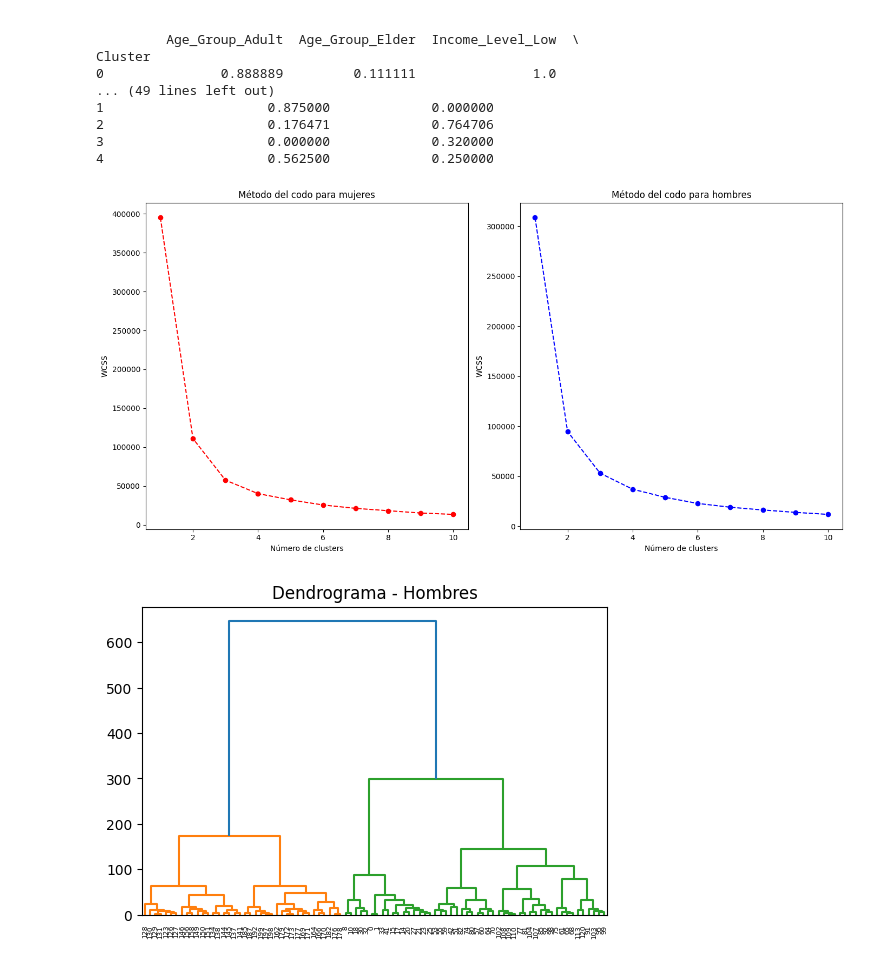
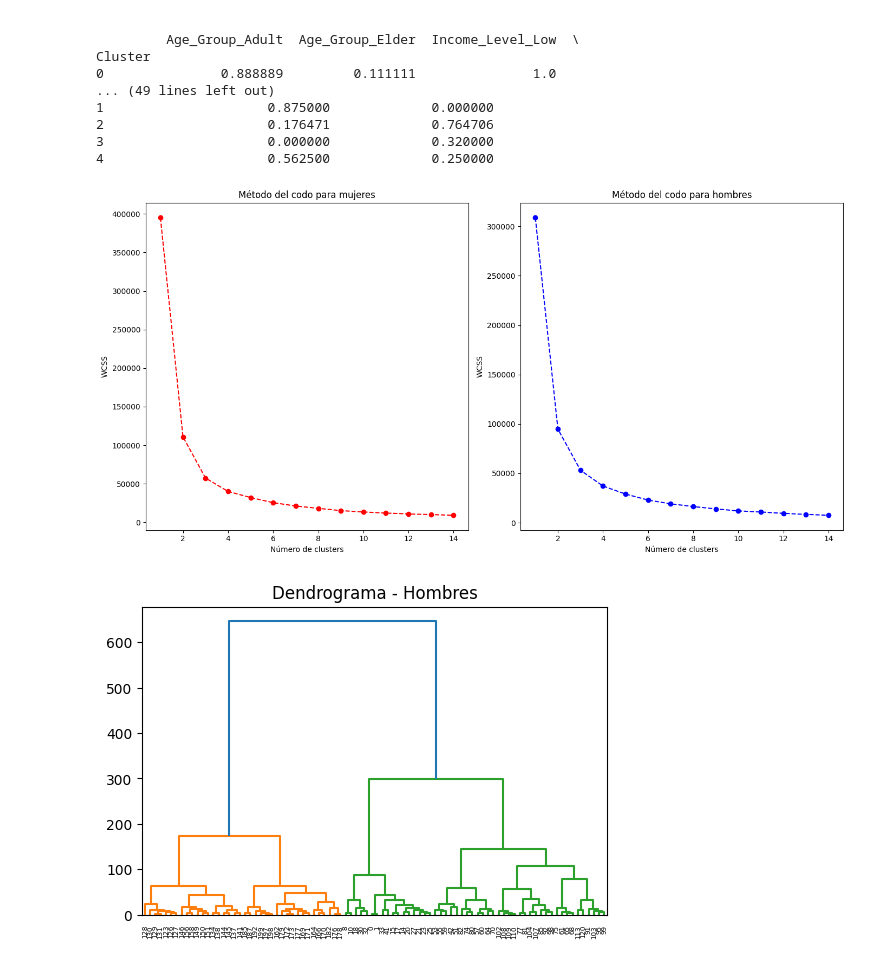
Before and after one commit to joferte84/customer_segmentation, a Jupyter notebook: customer_segmentation.ipynb, the cells around one changed output. Drawn from its saved outputs; the diff is of its cells as text; code cells hidden in the pictures.

```diff
--- a/customer_segmentation.ipynb
+++ b/customer_segmentation.ipynb
@@ -431,24 +412,18 @@ Cluster                    6.000000
 dtype: float64
 # %%
-# Decidir el número de clusters
-n_clusters = 9
+n_clusters = 11
 
 # Aplicar clustering jerárquico
 clustering = AgglomerativeClustering(n_clusters=n_clusters, affinity='euclidean', linkage='ward')
 
-# Ajustar el modelo y predecir los clusters
 labels = clustering.fit_predict(X_scaled)
 
-# Asignar las etiquetas de cluster al DataFrame original para análisis
 df_model['Cluster'] = labels
 
-# Verificar el tamaño de cada cluster
 print(df_model['Cluster'].value_counts())
 
-# Explorar las características promedio de cada cluster
 for i in range(n_clusters):
     print(f"\nCluster {i} characteristics:")
-    # Calcula y muestra la media de las características para cada cluster
     print(df_model[df_model['Cluster'] == i].mean())
 # %% [output]
 Cluster
@@ -555,39 +528,36 @@ Cluster
 # %%
 # Método del codo para mujeres
 wcss_women = []
-for i in range(1, 11):
+for i in range(1, 15):
     kmeans = KMeans(n_clusters=i, init='k-means++', max_iter=300, n_init=10, random_state=42)
     kmeans.fit(df_women)
     wcss_women.append(kmeans.inertia_)
 
 # Método del codo para hombres
 wcss_men = []
-for i in range(1, 11):
+for i in range(1, 15):
     kmeans = KMeans(n_clusters=i, init='k-means++', max_iter=300, n_init=10, random_state=42)
     kmeans.fit(df_men)
     wcss_men.append(kmeans.inertia_)
 
-# Graficar los resultados del método del codo
 plt.figure(figsize=(14, 7))
 
-# Gráfico para mujeres
 plt.subplot(1, 2, 1)
-plt.plot(range(1, 11), wcss_women, marker='o', linestyle='--', color='red')
+plt.plot(range(1, 15), wcss_women, marker='o', linestyle='--', color='red')
 plt.title('Método del codo para mujeres')
 plt.xlabel('Número de clusters')
 plt.ylabel('WCSS')
 
-# Gráfico para hombres
 plt.subplot(1, 2, 2)
-plt.plot(range(1, 11), wcss_men, marker='o', linestyle='--', color='blue')
+plt.plot(range(1, 15), wcss_men, marker='o', linestyle='--', color='blue')
 plt.title('Método del codo para hombres')
 plt.xlabel('Número de clusters')
 plt.ylabel('WCSS')
 
 plt.tight_layout()
 plt.show()
 # %% [output]
-[figure, old version]
+[figure, new version]
 # %%
 distance_matrix_men = linkage(df_men, method='ward')
 distance_matrix_women = linkage(df_women, method='ward')
```
Also changed, not shown: parts of 15 cells of this notebook.
